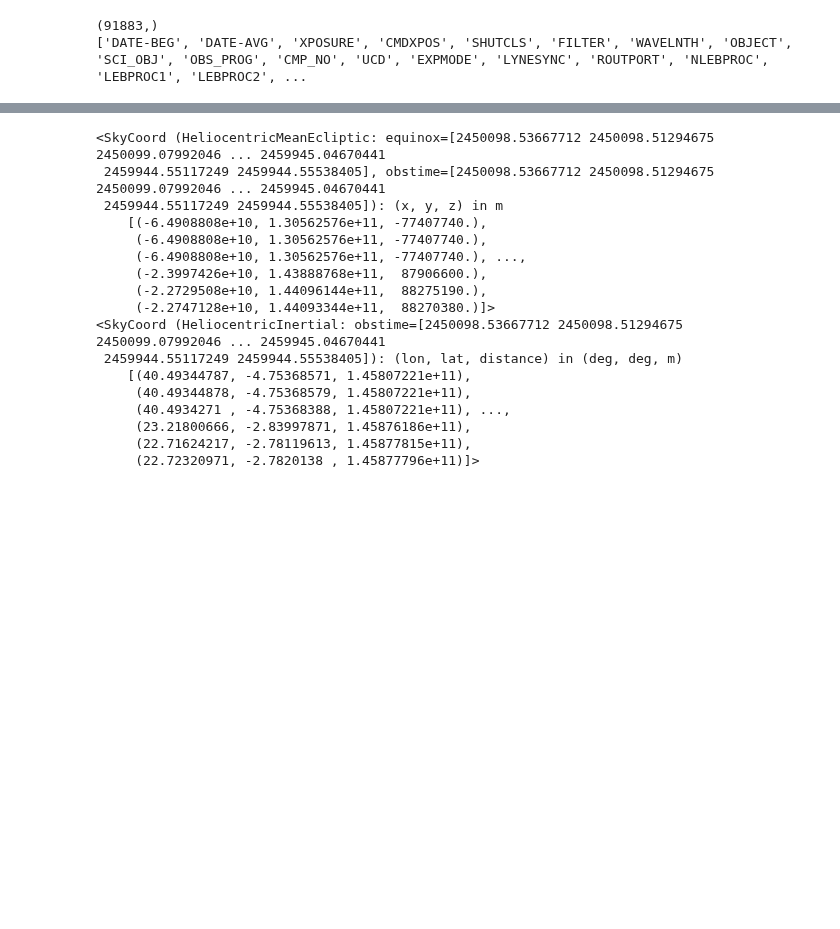
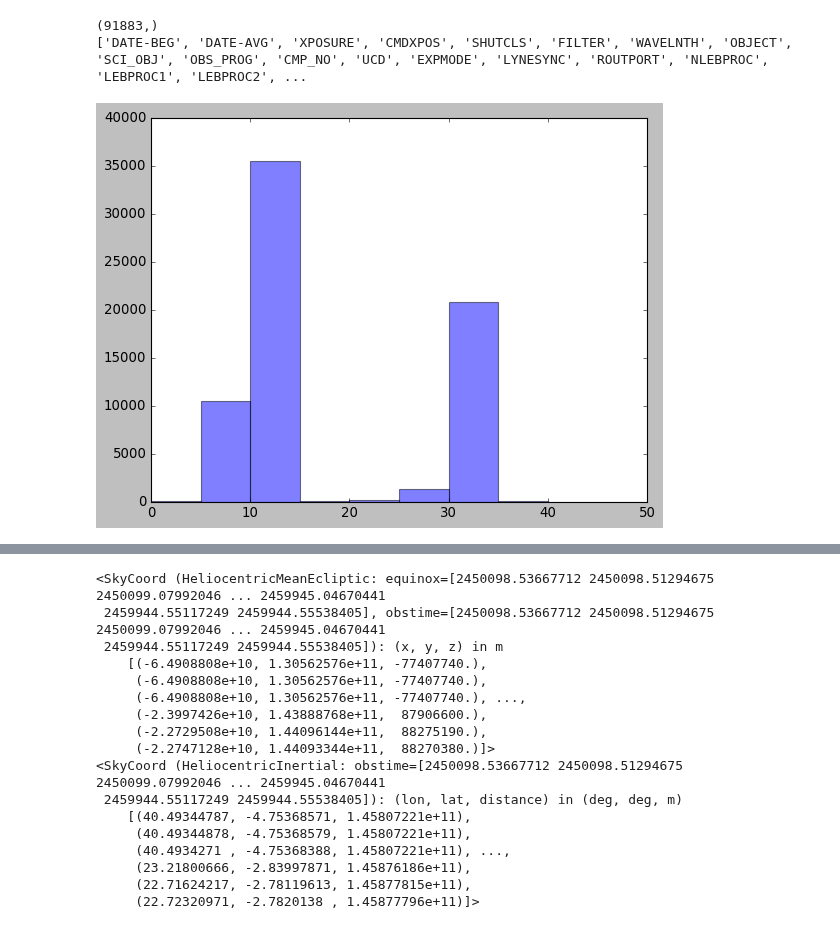
Before and after one commit to esandford/archivalSOHO, a Jupyter notebook: data/EITmetadata_addHIcoords.ipynb, the cells around one changed output, grey strips where cells are left out. Cells and saved outputs as stored; diff of their text form; code cells hidden in the pictures; blank space fills up the shorter version.

```diff
--- a/data/EITmetadata_addHIcoords.ipynb
+++ b/data/EITmetadata_addHIcoords.ipynb
@@ -49,3 +49,9 @@ print(EITmetadata.colnames)
 # %% [output]
 (91883,)
 ['DATE-BEG', 'DATE-AVG', 'XPOSURE', 'CMDXPOS', 'SHUTCLS', 'FILTER', 'WAVELNTH', 'OBJECT', 'SCI_OBJ', 'OBS_PROG', 'CMP_NO', 'UCD', 'EXPMODE', 'LYNESYNC', 'ROUTPORT', 'NLEBPROC', 'LEBPROC1', 'LEBPROC2', ...
+# %%
+fig, ax = plt.subplots(1,1,figsize=(8,6))
+ax.hist(EITmetadata['XPOSURE'], range=(0,50),bins=10, color='b', alpha=0.5)
+plt.show()
+# %% [output]
+[figure, added]
```
Also changed, not shown: parts of 1 cell of this notebook, 7 other files.
